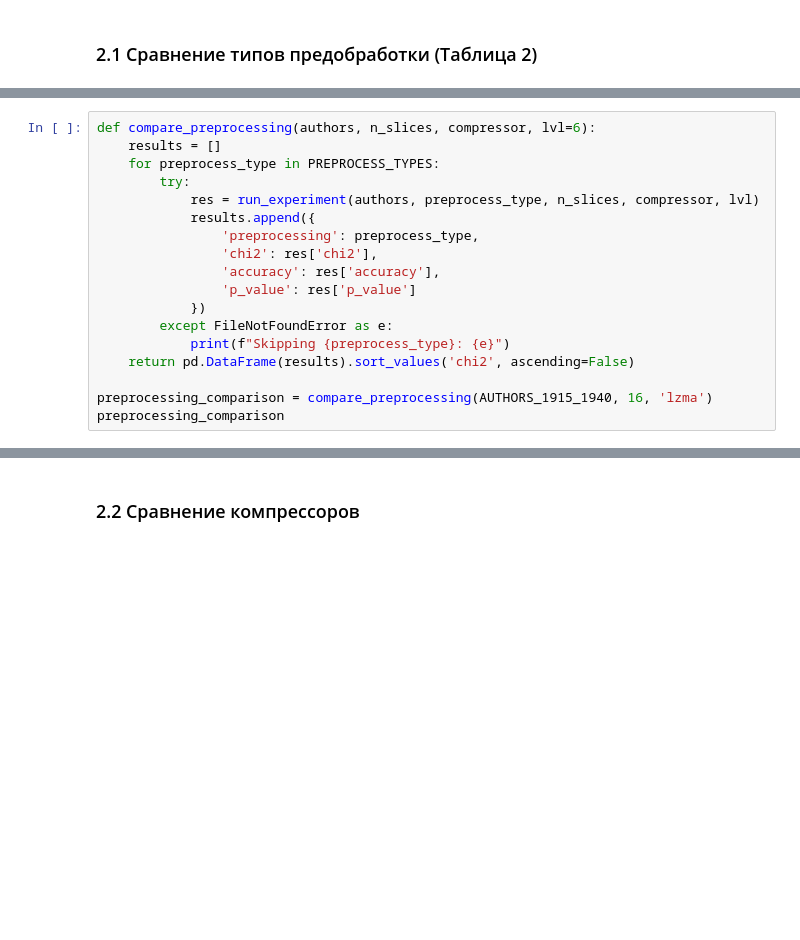
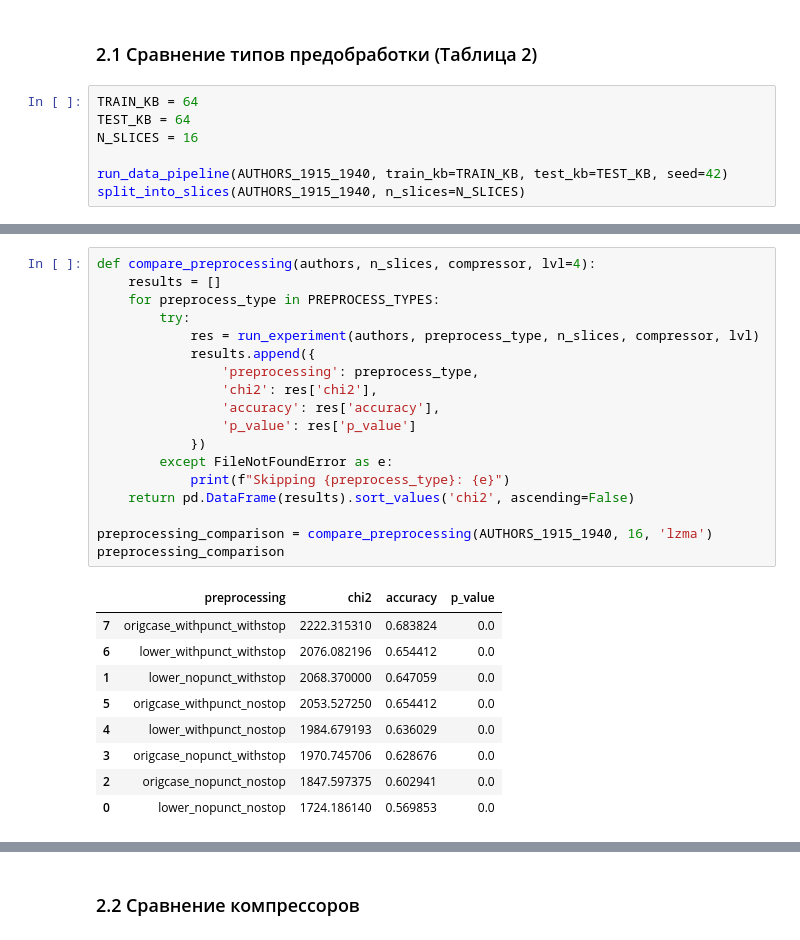
Before and after one commit to revlze/compression-authorship, a Jupyter notebook: experiments.ipynb, the cells around one changed output, grey strips where cells are left out. Cells and saved outputs as stored; diff of their text form; blank space fills up the shorter version.

```diff
--- a/experiments.ipynb
+++ b/experiments.ipynb
@@ -144,2 +155,9 @@ plot_confusion_matrix(result['table'], 'Таблица 1: 17 Авторов пе
 # %% [markdown]
 ### 2.1 Сравнение типов предобработки (Таблица 2)
+# %%
+TRAIN_KB = 64
+TEST_KB = 64
+N_SLICES = 16
+
+run_data_pipeline(AUTHORS_1915_1940, train_kb=TRAIN_KB, test_kb=TEST_KB, seed=42)
+split_into_slices(AUTHORS_1915_1940, n_slices=N_SLICES)
@@ -146,18 +182,28 @@ plot_confusion_matrix(result['table'], 'Таблица 1: 17 Авторов пе
 # %%
-def compare_preprocessing(authors, n_slices, compressor, lvl=6):
+def compare_preprocessing(authors, n_slices, compressor, lvl=4):
     results = []
     for preprocess_type in PREPROCESS_TYPES:
         try:
             res = run_experiment(authors, preprocess_type, n_slices, compressor, lvl)
             results.append({
                 'preprocessing': preprocess_type,
                 'chi2': res['chi2'],
                 'accuracy': res['accuracy'],
                 'p_value': res['p_value']
             })
         except FileNotFoundError as e:
             print(f"Skipping {preprocess_type}: {e}")
     return pd.DataFrame(results).sort_values('chi2', ascending=False)
 
 preprocessing_comparison = compare_preprocessing(AUTHORS_1915_1940, 16, 'lzma')
 preprocessing_comparison
+# %% [output]
+|  | preprocessing | chi2 | accuracy | p_value |
+| 7 | origcase_withpunct_withstop | 2222.315310 | 0.683824 | 0.0 |
+| 6 | lower_withpunct_withstop | 2076.082196 | 0.654412 | 0.0 |
+| 1 | lower_nopunct_withstop | 2068.370000 | 0.647059 | 0.0 |
+| 5 | origcase_withpunct_nostop | 2053.527250 | 0.654412 | 0.0 |
+| 4 | lower_withpunct_nostop | 1984.679193 | 0.636029 | 0.0 |
+| 3 | origcase_nopunct_withstop | 1970.745706 | 0.628676 | 0.0 |
+| 2 | origcase_nopunct_nostop | 1847.597375 | 0.602941 | 0.0 |
+| 0 | lower_nopunct_nostop | 1724.186140 | 0.569853 | 0.0 |
```
Also changed, not shown: parts of 6 cells of this notebook.
